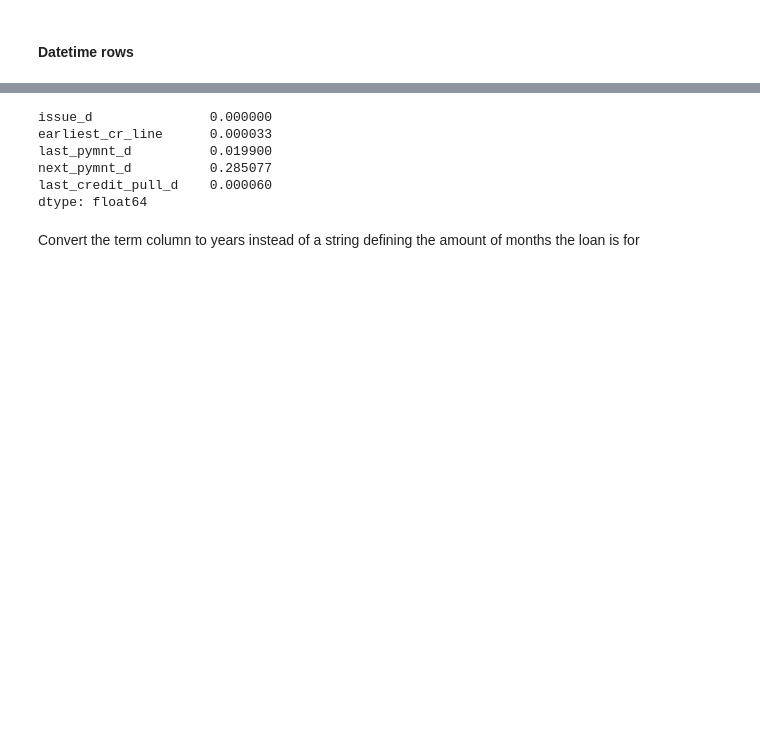
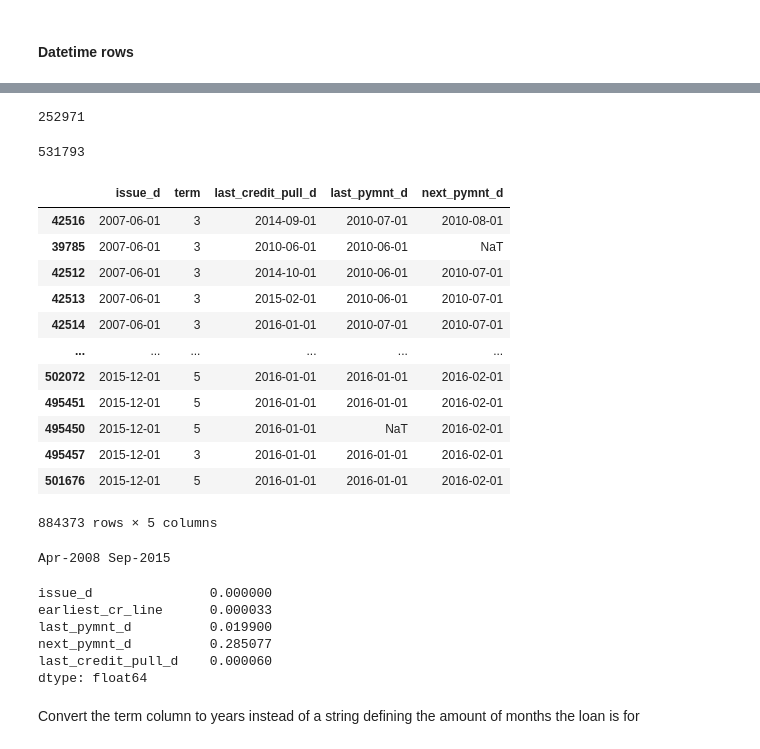
Before and after one commit to Jewdah18/Loan-Default-Risk, a Jupyter notebook: notebooks/Data Wrangling.ipynb, the cells around one changed output, grey strips where cells are left out. Saved outputs shown, nothing was run; the diff lists cells and outputs as text; code cells hidden in the pictures; blank space fills up the shorter version.

```diff
--- a/notebooks/Data Wrangling.ipynb
+++ b/notebooks/Data Wrangling.ipynb
@@ -63,8 +68,11 @@ The first step is separate out the features (X) from the target variable (y). I
 # %%
 # Create the features dataframe
-X = loan.drop('loan_status', axis = 1)
+X = loan.drop(['out_prncp', 'out_prncp_inv','total_pymnt', 'total_pymnt_inv',
+               'total_rec_prncp', 'total_rec_int', 'total_rec_late_fee','recoveries',
+               'collection_recovery_fee'], axis = 1)
 # Separate out the target variable
-y = loan['loan_status']
+y = loan[['out_prncp', 'out_prncp_inv','total_pymnt', 'total_pymnt_inv', 'total_rec_prncp',
+          'total_rec_int', 'total_rec_late_fee','recoveries', 'collection_recovery_fee', 'loan_status']]
 # %% [markdown]
 ## Cleaning up the Dataset
 
@@ -88,6 +96,6 @@ Length: 73, dtype: int64
 # %%
 # Drop the 'policy_code' feature since there is only one policy code
-X = X.drop('policy_code', axis = 1)
+X.drop('policy_code', axis = 1, inplace = True)
 # %% [markdown]
 ### Categorical Columns
 
@@ -201,2 +214,3 @@ array(['RENT', 'OWN', 'MORTGAGE', 'OTHER', 'NONE', 'ANY'], dtype=object)
 # %%
-X['home_ownership'] = X['home_ownership'].replace({'NONE': 'OTHER','ANY':'OTHER'})
+# Switch home_ownership rare values to other.
+X['home_ownership'].replace({'NONE': 'OTHER','ANY':'OTHER'}, inplace = True)
@@ -259,4 +323,5 @@ Columns to drop:
  - **emp_title:** There are too many employment titles. People confused job type with company name so dummy encoding would be a nightmare
  - **desc:** Too many reasons for loans. Without a large Language model to process them I don't know how to evaluate all the different descriptions
 # %%
-X_num = X_num.drop(['id', 'member_id', 'url', 'desc', 'emp_title', 'title', 'zip_code','addr_state','sub_grade'], axis = 1)
+# drop all of the columns that I had mentioned earlier.
+X_num.drop(['id', 'member_id', 'url', 'desc', 'emp_title', 'title', 'zip_code','addr_state','sub_grade'], axis = 1, inplace = True)
@@ -311,0 +385,24 @@ Name: loan_status, dtype: float64
+# %%
+X_num['next_pymnt_d'].isna().sum()
+# %% [output]
+252971
+# %%
+loan.loc[loan['last_credit_pull_d'] == loan['last_pymnt_d']].shape[0]
+# %% [output]
+531793
+# %%
+X_num.loc[X_num['issue_d'] < X_num['last_credit_pull_d'], ['issue_d','term', 'last_credit_pull_d', 'last_pymnt_d', 'next_pymnt_d']].sort_values(by = 'issue_d')
+# %% [output]
+|  | issue_d | term | last_credit_pull_d | last_pymnt_d | next_pymnt_d |
+| 42516 | 2007-06-01 | 3 | 2014-09-01 | 2010-07-01 | 2010-08-01 |
+| 39785 | 2007-06-01 | 3 | 2010-06-01 | 2010-06-01 | NaT |
+| 42512 | 2007-06-01 | 3 | 2014-10-01 | 2010-06-01 | 2010-07-01 |
+| 42513 | 2007-06-01 | 3 | 2015-02-01 | 2010-06-01 | 2010-07-01 |
+| 42514 | 2007-06-01 | 3 | 2016-01-01 | 2010-07-01 | 2010-07-01 |
+| ... | ... | ... | ... | ... | ... |
+| 502072 | 2015-12-01 | 5 | 2016-01-01 | 2016-01-01 | 2016-02-01 |
+| 495451 | 2015-12-01 | 5 | 2016-01-01 | 2016-01-01 | 2016-02-01 |
+| 495450 | 2015-12-01 | 5 | 2016-01-01 | NaT | 2016-02-01 |
+| 495457 | 2015-12-01 | 3 | 2016-01-01 | 2016-01-01 | 2016-02-01 |
+| 501676 | 2015-12-01 | 5 | 2016-01-01 | 2016-01-01 | 2016-02-01 |
+884373 rows × 5 columns
@@ -312,3 +411,7 @@ Name: loan_status, dtype: float64
+# %%
+print(min(loan['issue_d']), max(loan['issue_d']))
+# %% [output]
+Apr-2008 Sep-2015
 # %%
 X_num[['issue_d','earliest_cr_line','last_pymnt_d','next_pymnt_d','last_credit_pull_d']].isna().sum()/X_num.shape[0]
 # %% [output]
```
Also changed, not shown: parts of 35 cells of this notebook.
